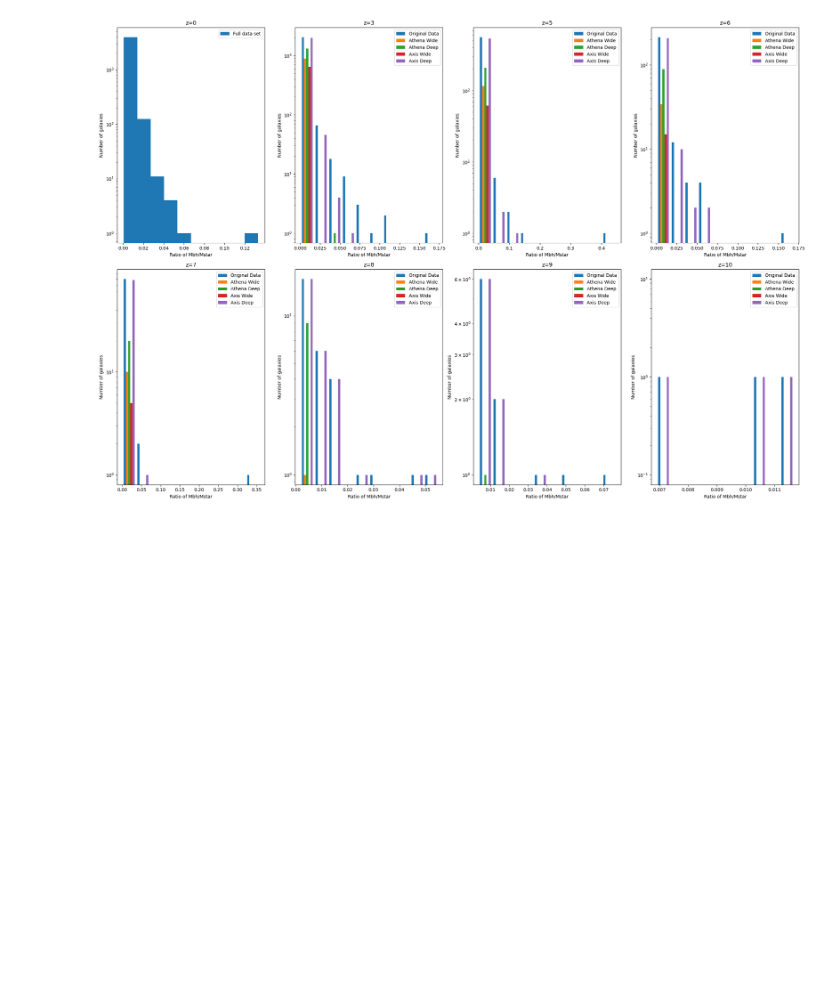
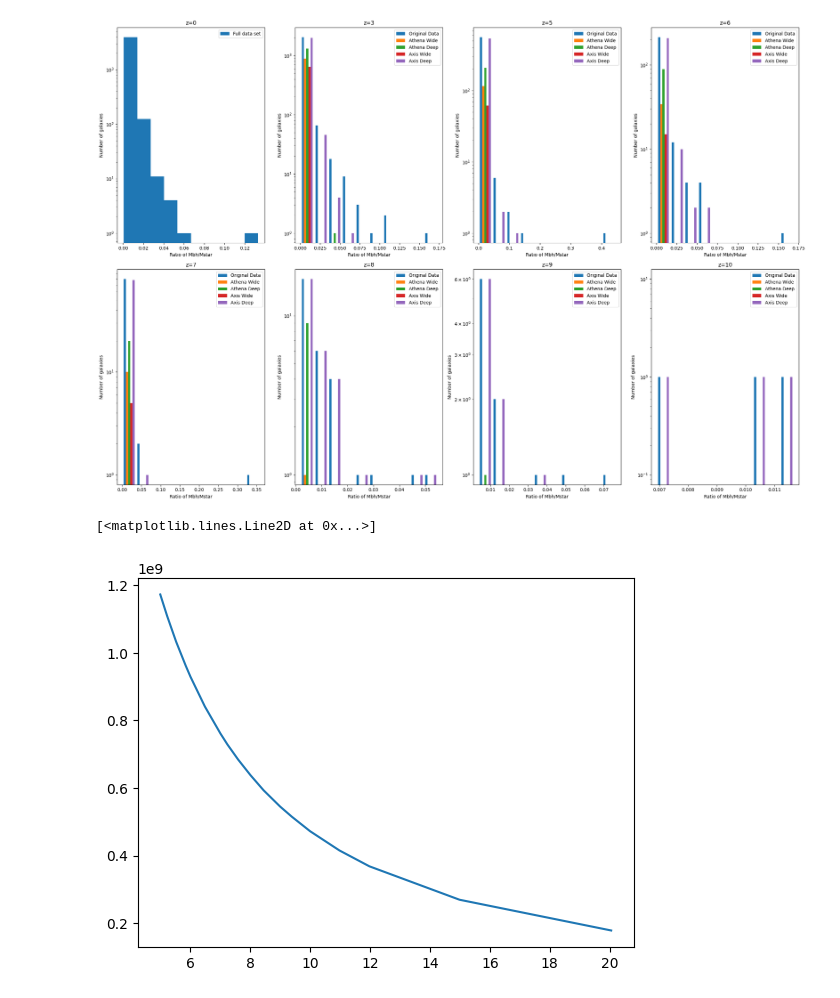
Before and after one commit to clilje/summer_2023, a Jupyter notebook: Week 1/tng50-plots.ipynb, the cells around one changed output. Saved outputs shown, nothing was run; the diff lists cells and outputs as text; code cells hidden in the pictures; blank space fills up the shorter version.

Commit message:
dictionary redshft-ages

```diff
--- a/Week 1/tng50-plots.ipynb
+++ b/Week 1/tng50-plots.ipynb
@@ -392,0 +400,15 @@ plt.show()
+# %%
+# create dictionary of redshifts and universe age for TNG-50
+
+#using parameters:
+h0 = 67.74
+omega_m = 0.3089
+omega_lambda = 0.6911
+
+redshifts = [5.0,5.23,5.53,5.85,6.01,6.49,7.01,7.24,7.6,8.01,8.45,9.0,9.39,10.0,10.98,11.98,14.99,20.05]
+age_uni = [1.173e+9,1.109e+9,1.033e+09,0.962e+09,0.929e+09,0.841e+09,0.761e+09,0.729e+09,0.684e+9,0.638e+09,0.593e+09,0.545e+09,0.515e+9,0.472e+9,0.415e+9,0.368e+9,0.269e+9,0.178e+9]
+
+plt.plot(redshifts, age_uni)
+# %% [output]
+[<matplotlib.lines.Line2D at 0x...>]
+[figure, added]
```
Also changed, not shown: parts of 1 cell of this notebook.
